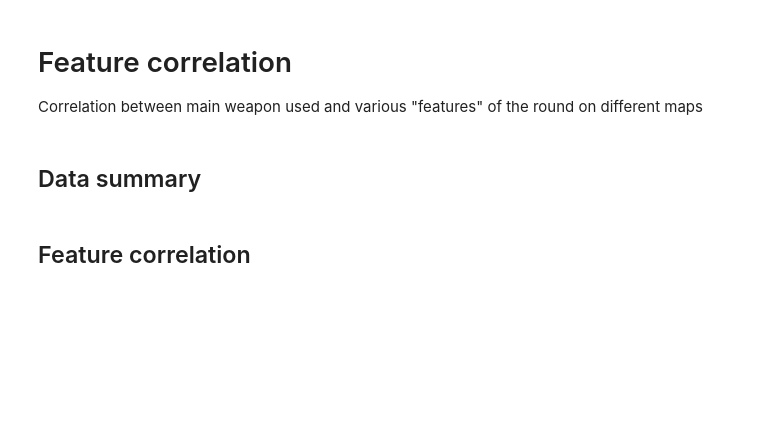
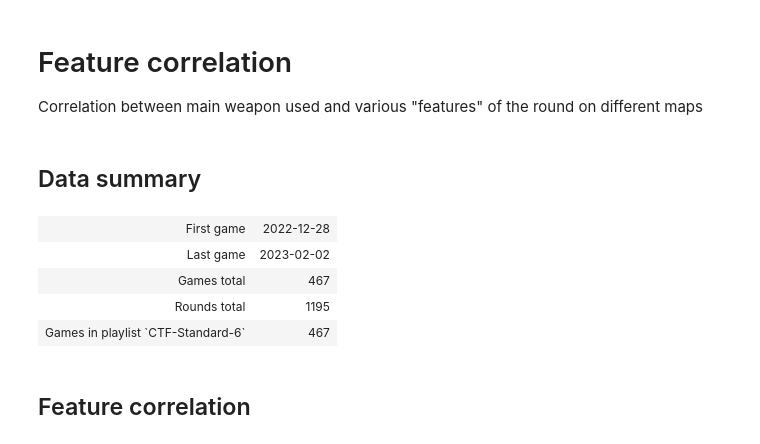
Before and after one commit to s2vndl/s2_1st_tournament_stats, a Jupyter notebook: stats_feature_correlation.ipynb, the cells around one changed output. Saved outputs shown, nothing was run; the diff lists cells and outputs as text; code cells hidden in the pictures; blank space fills up the shorter version.

```diff
--- a/stats_feature_correlation.ipynb
+++ b/stats_feature_correlation.ipynb
@@ -3,23 +3,45 @@
 
 Correlation between main weapon used and various "features" of the round on different maps
 # %%
+import datetime
+
+from s2_analytics.test_summary_collector import SummaryCollector
 import sqlite3
 
 import seaborn as sns
 
 from s2_analytics.collector.sqlite_collector import SqliteCollector
-from s2_analytics.constants import WEAPONS_PRIMARY, WEAPONS_SECONDARY
+from s2_analytics.constants import WEAPONS_PRIMARY, WEAPONS_SECONDARY, WEAPON_MODS_DATES
 from s2_analytics.importer import import_games
 from s2_analytics.main_weapon_analyzer import MainWeaponRoundTagger
 from s2_analytics.team_round_tag_correlation_analyzer import TeamRoundTagCorrelationAnalyzer
 
 conn = sqlite3.connect("file::memory:")
 sqlite_collector = SqliteCollector(sqlite_conn=conn).init()
+summary_collector = SummaryCollector(conn, sqlite_collector)
 tag_correlation_analyzer = TeamRoundTagCorrelationAnalyzer(conn, sqlite_collector, [MainWeaponRoundTagger([WEAPONS_PRIMARY, WEAPONS_SECONDARY])]).init()
-import_games("logs_ranked/", period_days=90, processors=[tag_correlation_analyzer, sqlite_collector])
+import_games(
+    "logs_ranked/",
+    start_date=WEAPON_MODS_DATES[0],
+    processors=[tag_correlation_analyzer, sqlite_collector],
+    game_filters=[
+        lambda g: g.playlist_code == "CTF-Standard-6"
+    ]
+)
 pass
 # %% [markdown]
 ## Data summary
+# %%
+import tabulate
+
+summary = summary_collector.get_summary().to_table()
+tabulate.tabulate(summary, tablefmt='html')
+# %% [output]
+| First game | 2022-12-28 |
+| Last game | 2023-02-02 |
+| Games total | 467 |
+| Rounds total | 1195 |
+| Games in playlist `CTF-Standard-6` | 467 |
 # %% [markdown]
 ## Feature correlation
 # %%
```
Also changed, not shown: parts of 1 cell of this notebook, 40 other files.
